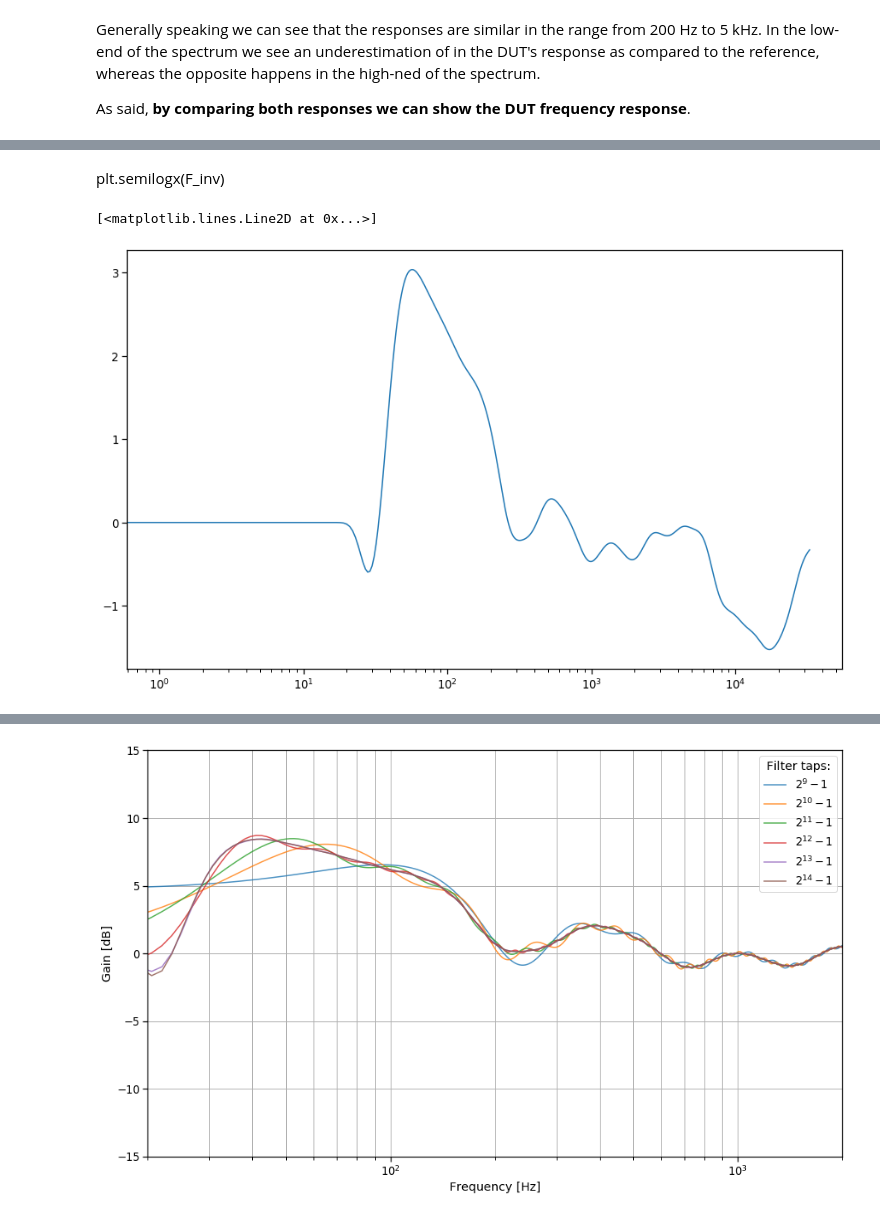
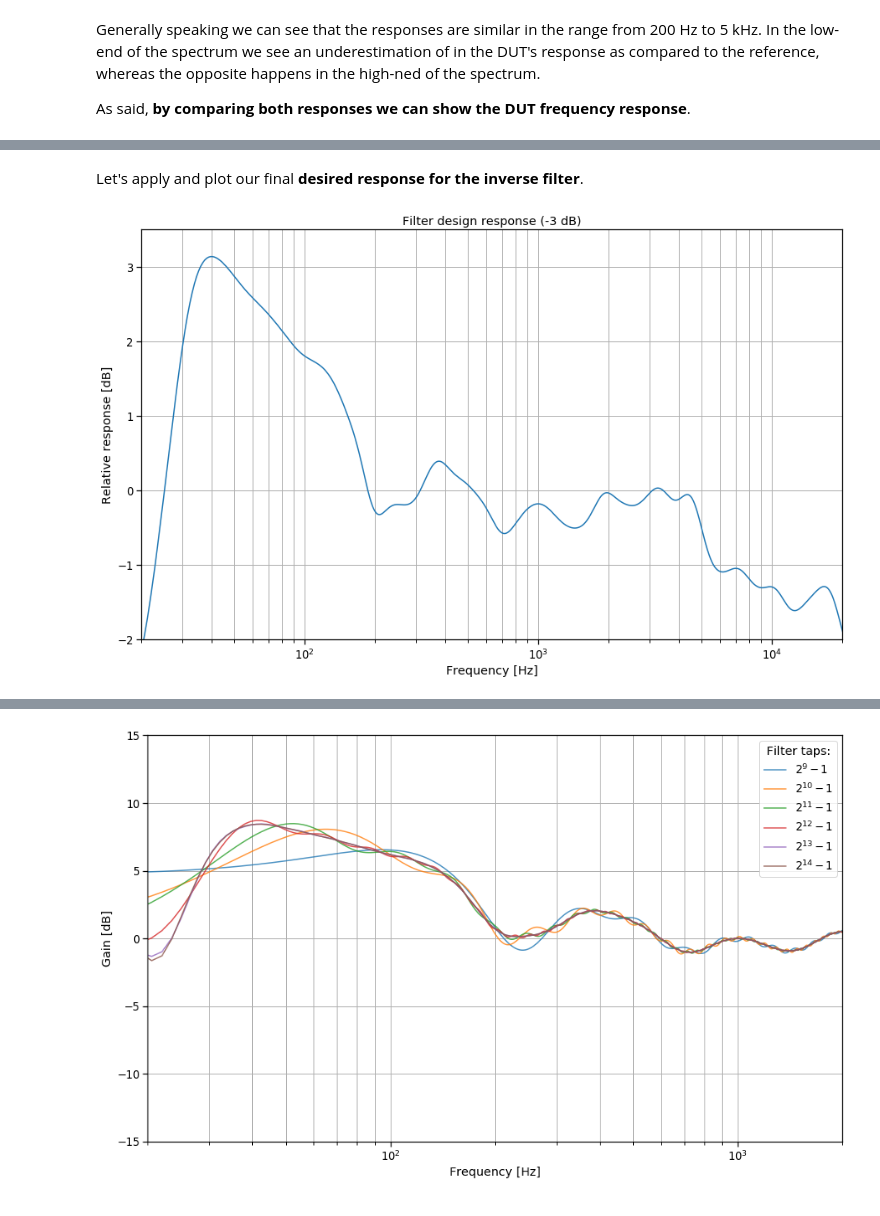
Before and after one commit to tiaqui/my_thesis, a Jupyter notebook: notebooks/1. Inverse filter design and implementation.ipynb, the cells around one changed output, grey strips where cells are left out. Cells and saved outputs as stored; diff of their text form; code cells hidden in the pictures.

```diff
--- a/notebooks/1. Inverse filter design and implementation.ipynb
+++ b/notebooks/1. Inverse filter design and implementation.ipynb
@@ -137,5 +150,5 @@ plt.grid(which='both', axis='both');
 # %%
 inv = ref_f(10*np.log10(ref_avg/dut_avg), freq)
 
-inv_reg = F_inv.copy()
+inv_reg = inv.copy()
 inv_reg[np.where(freq < 10)[0]] = 0
@@ -182,7 +190,17 @@ plt.xlim([20, 20000])
-# %% [markdown]
-plt.semilogx(F_inv)
-# %%
-plt.semilogx(F_inv)
-# %% [output]
-[<matplotlib.lines.Line2D at 0x...>]
-[figure, removed]
+# %% [markdown]
+Let's apply and plot our final **desired response for the inverse filter**.
+# %%
+# smoothing the inverse response
+F_inv = smooth_spectrum(inv_reg, freq, Noct=3)
+
+# plotting the absolute value of the FFT
+plt.semilogx(freq, F_inv)
+
+plt.xlim([20, 20000])
+plt.ylim([-2, 3.5])
+plt.title('Filter design response (-3 dB)')
+plt.xlabel('Frequency [Hz]')
+plt.ylabel('Relative response [dB]')
+plt.grid(which='both', axis='both');
+# %% [output]
+[figure, added]
```
Also changed, not shown: parts of 12 cells of this notebook.
